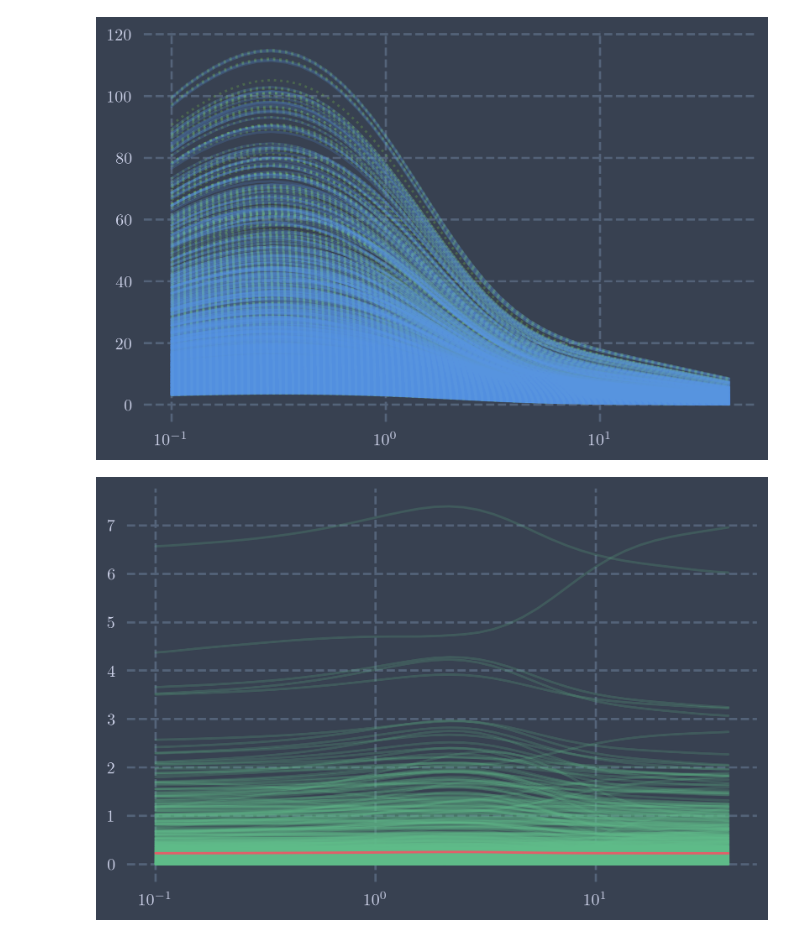
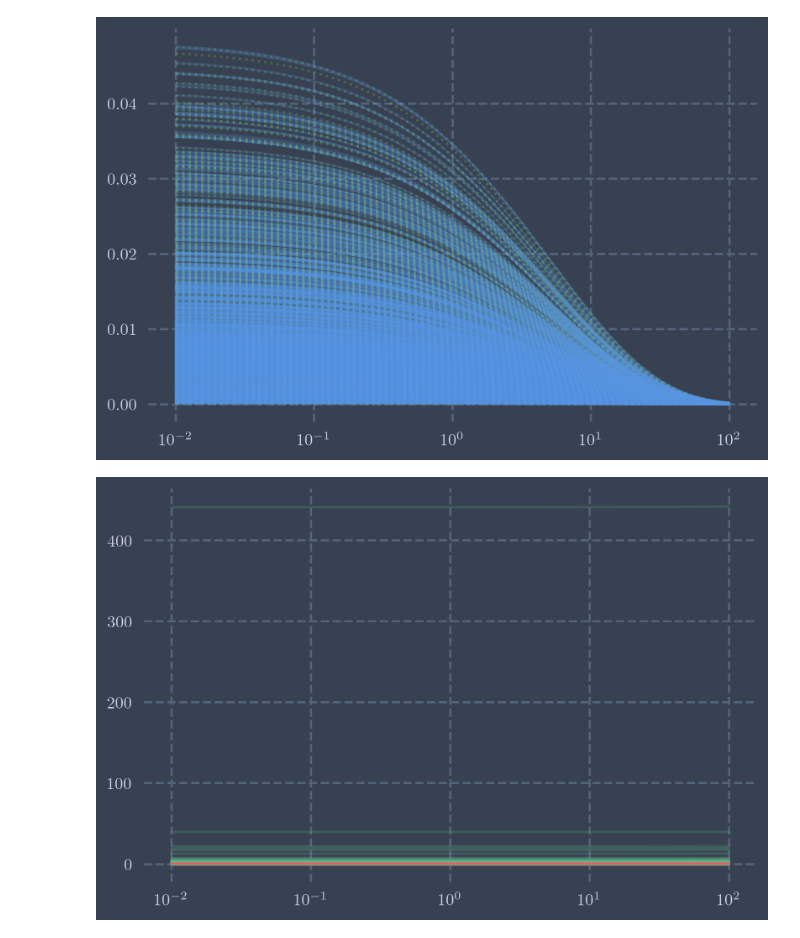
Before and after one commit to dylancromer/maszcal, a Jupyter notebook: docs/2halo_emulation_tests.ipynb, the cells around one changed output. Cells and saved outputs as stored; diff of their text form; code cells hidden in the pictures.

```diff
--- a/docs/2halo_emulation_tests.ipynb
+++ b/docs/2halo_emulation_tests.ipynb
@@ -45,12 +45,12 @@ import pality
 #mus = np.linspace(np.log(0.3e14), np.log(5e14), 24)
 
 param_mins = np.array([0, np.log(1e13)])
-param_maxes = np.array([1.2, np.log(1e15)])
+param_maxes = np.array([1.1, np.log(1e15)])
 
 sample = supercubos.LatinSampler().get_lh_sample(
     param_mins=param_mins,
     param_maxes=param_maxes,
-    num_samples=600,
+    num_samples=800,
 )
 
 zs, mus = sample.T
@@ -62,6 +62,6 @@ mus = mus[sort_index]
 
 cosmo_params = maszcal.cosmology.CosmoParams()
 
-two_halo = maszcal.twohalo.TwoHaloShearModel(
+two_halo = maszcal.twohalo.TwoHaloConvergenceModel(
     cosmo_params=cosmo_params,
 )
@@ -71,0 +68,4 @@ esds_2h = esds_2h[inverse_index, :]
+# %%
+r_grid = np.geomspace(1e-2, 100, 120)
+sds_2h = two_halo.radius_space_convergence(r_grid, zs, mus)
+sds_2h = sds_2h[inverse_index, :]
@@ -80,7 +84,7 @@ plt.xscale('log')
 # %%
 emulator = maszcal.emulate.PcaEmulator.create_from_data(
     sample,
-    esds_2h.T,
+    sds_2h.T,
     interpolator_class=maszcal.interpolate.RbfInterpolator,
     num_components=6
 )
@@ -101,27 +105,27 @@ inverse_index_test = sort_index_test.argsort()
 zs_test = zs_test[sort_index_test]
 mus_test = mus_test[sort_index_test]
 
-two_halo = maszcal.twohalo.TwoHaloShearModel(
+two_halo = maszcal.twohalo.TwoHaloConvergenceModel(
     cosmo_params=cosmo_params,
 )
-esds_2h_test = two_halo.esd(rs, mus_test, zs_test)
-esds_2h_test = esds_2h_test[inverse_index_test, :]
+sds_2h_test = two_halo.radius_space_convergence(r_grid, zs_test, mus_test)
+sds_2h_test = sds_2h_test[inverse_index_test, :]
 # %%
-plt.plot(rs, esds_2h_test.T, alpha=0.3, color=colors[1], linestyle=':')
-plt.plot(rs, emulator(sample_test), alpha=0.2, color=colors[2])
+plt.plot(r_grid, sds_2h_test.T, alpha=0.3, color=colors[1], linestyle=':')
+plt.plot(r_grid, emulator(sample_test), alpha=0.2, color=colors[2])
 #plt.plot(rs, data_test.T, alpha=0.8, color='grey', linestyle='--')
 plt.gcf().set_size_inches(6, 4)
 plt.xscale('log')
 # %% [output]
-[figure, old version]
+[figure, new version]
 # %%
-err = (emulator(sample_test).T - esds_2h_test)/esds_2h_test
-plt.plot(rs, 100*np.abs(err.T), alpha=0.2, color=colors[4])
-plt.plot(rs, 100*np.abs(err.T).mean(axis=-1), alpha=1, color=colors[0])
+err = (emulator(sample_test).T - sds_2h_test)/sds_2h_test
+plt.plot(r_grid, 100*np.abs(err.T), alpha=0.2, color=colors[4])
+plt.plot(r_grid, 100*np.abs(err.T).mean(axis=-1), alpha=1, color=colors[0])
 plt.gcf().set_size_inches(6, 4)
 plt.xscale('log')
 # %% [output]
-[figure, old version]
+[figure, new version]
 # %%
 plt.hist(100*err.mean(axis=-1), color=colors[2], bins=22)
 plt.gcf().set_size_inches(6, 4)
```
Also changed, not shown: parts of 16 cells of this notebook, 1 other file.
